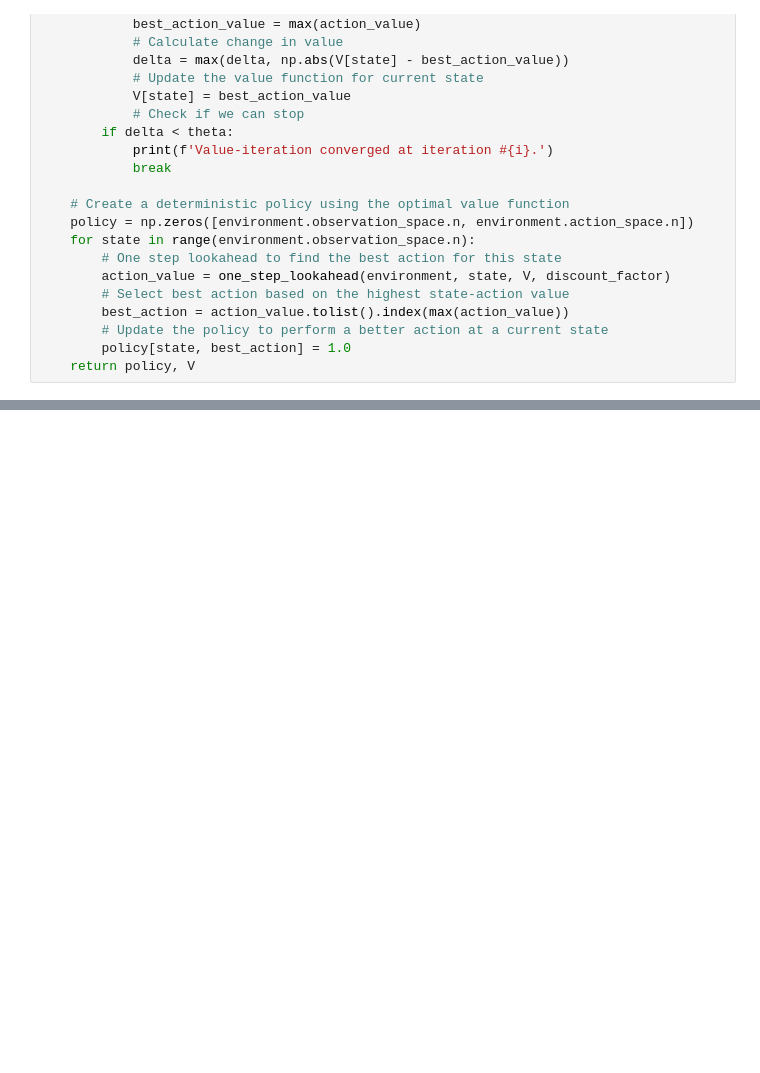
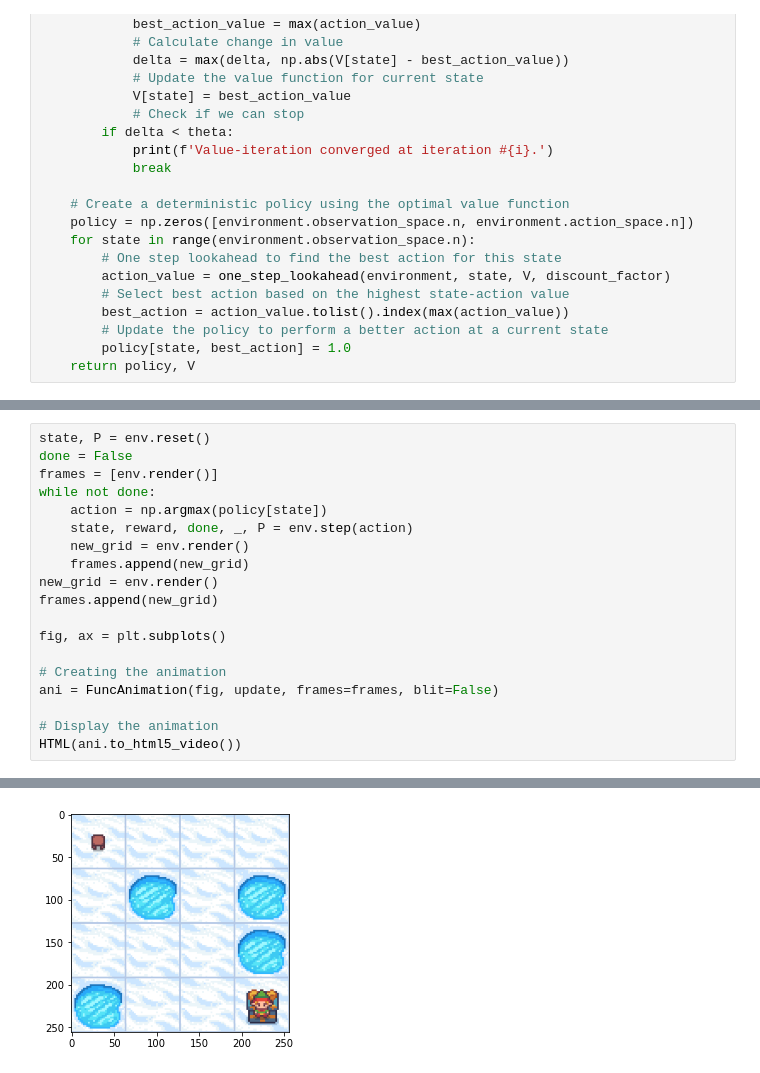
Before and after one commit to RandyRDavila/INDE-597-Deep-and-Reinforcement-Learning, a Jupyter notebook: Dynamic-Programming/Gym_IceWorld_Dynamic_Programming.ipynb, the cells around one changed output, grey strips where cells are left out. Drawn from its saved outputs; the diff is of its cells as text; blank space fills up the shorter version.

```diff
--- a/Dynamic-Programming/Gym_IceWorld_Dynamic_Programming.ipynb
+++ b/Dynamic-Programming/Gym_IceWorld_Dynamic_Programming.ipynb
@@ -359,0 +415,20 @@ print(f"{V = } \n")
+# %%
+state, P = env.reset()
+done = False
+frames = [env.render()]
+while not done:
+    action = np.argmax(policy[state])
+    state, reward, done, _, P = env.step(action)
+    new_grid = env.render()
+    frames.append(new_grid)
+new_grid = env.render()
+frames.append(new_grid)
+
+fig, ax = plt.subplots()
+
+# Creating the animation
+ani = FuncAnimation(fig, update, frames=frames, blit=False)
+
+# Display the animation
+HTML(ani.to_html5_video())
+# %% [output]
@@ -359,0 +436 @@ print(f"{V = } \n")
+[figure, added]
```
Also changed, not shown: parts of 10 cells of this notebook.
